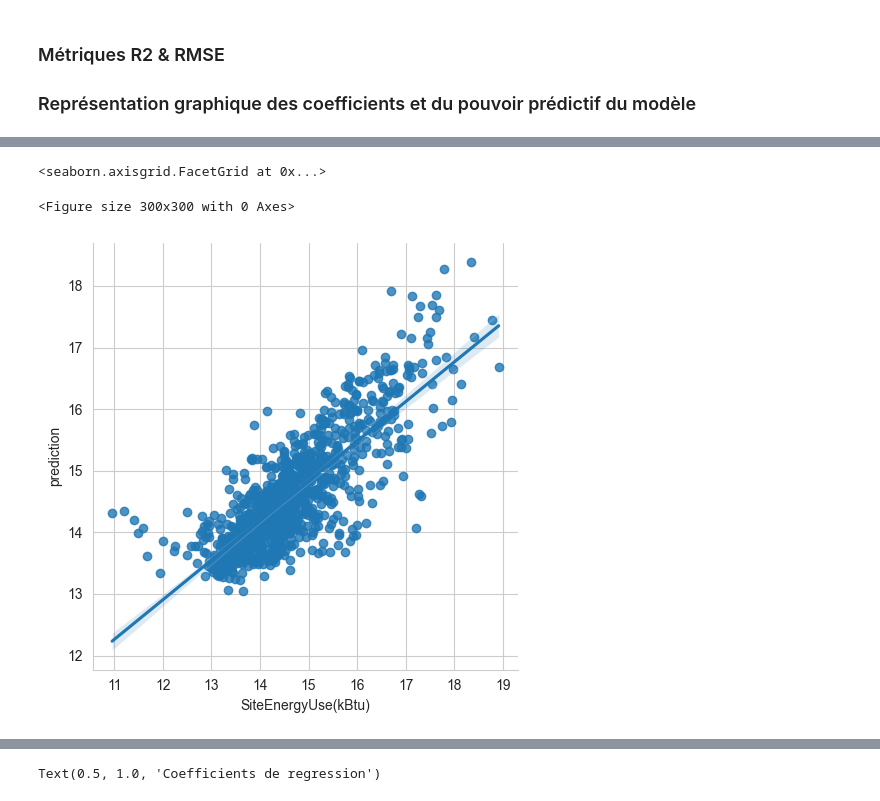
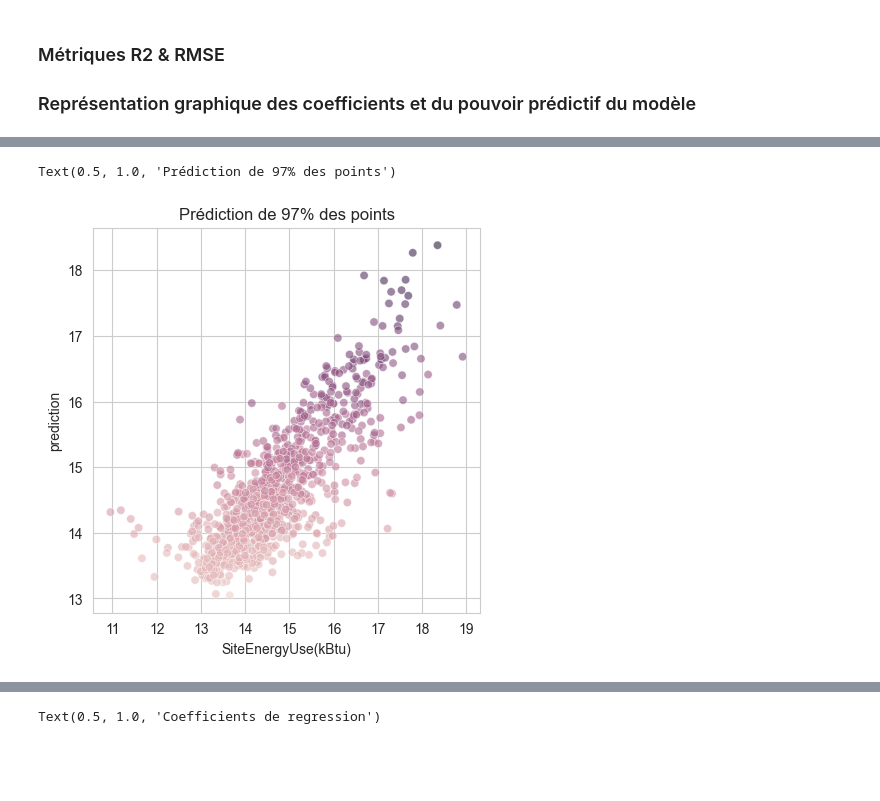
Before and after one commit to Florian-BOUDON/Projet-4, a Jupyter notebook: notebooks/P_4_2.ipynb, the cells around one changed output, grey strips where cells are left out. Saved outputs shown, nothing was run; the diff lists cells and outputs as text; code cells hidden in the pictures; blank space fills up the shorter version.

```diff
--- a/notebooks/P_4_2.ipynb
+++ b/notebooks/P_4_2.ipynb
@@ -848,12 +906,13 @@ pred
 1003 rows × 4 columns
 # %%
 # Graphique de la target et de la prédiction
-plt.figure(figsize = (3,3))
-sns.lmplot(data=pred, x="SiteEnergyUse(kBtu)", y="prediction")
+plt.figure(figsize = (5,5))
+sns.scatterplot(data=pred, x="SiteEnergyUse(kBtu)", y="prediction",hue="PropertyGFATotal",
+                legend=False,alpha=0.6)
+plt.title('Prédiction de 97% des points')
 # %% [output]
-<seaborn.axisgrid.FacetGrid at 0x...>
+Text(0.5, 1.0, 'Prédiction de 97% des points')
-<Figure size 300x300 with 0 Axes>
-[figure, old version]
+[figure, new version]
 # %%
 # Création d'un DF composé des coeff de la regression
 coef = coef_sort(model_log)
```
Also changed, not shown: parts of 69 cells of this notebook, 4 other files.
